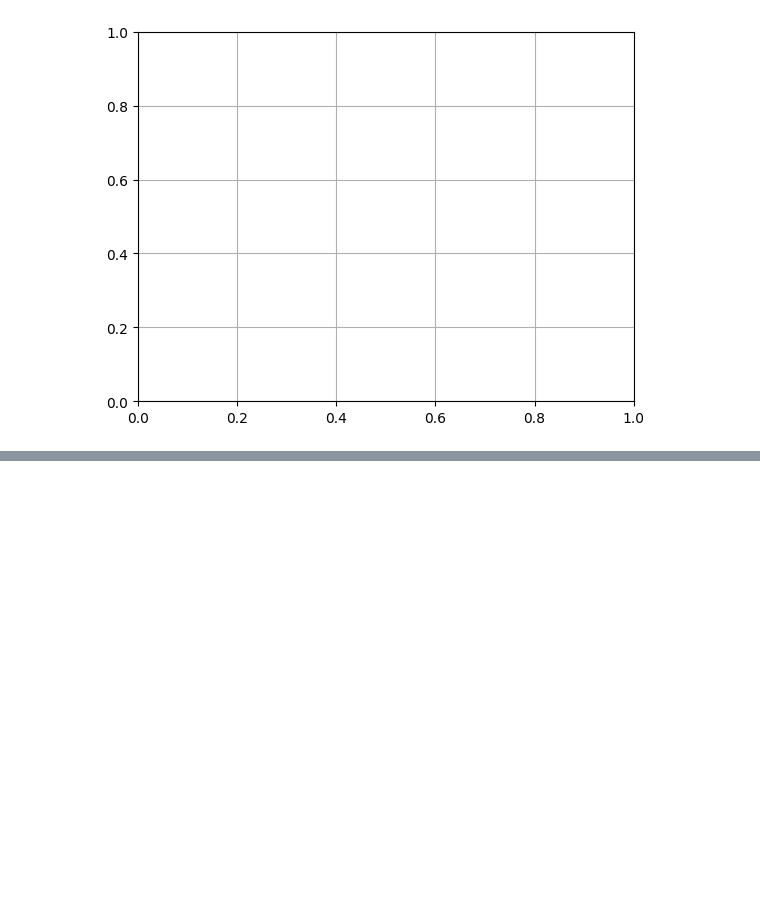
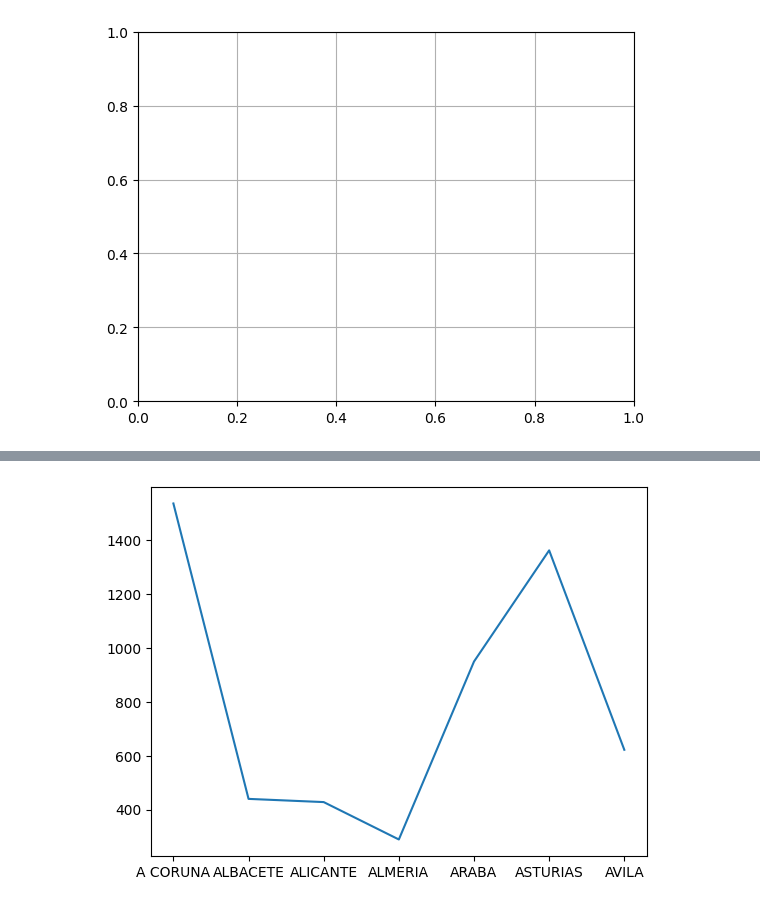
Before and after one commit to MyAppsTest/ciencia_datos_udemy_fg, a Jupyter notebook: Matplotlib.ipynb, the cells around one changed output, grey strips where cells are left out. Cells and saved outputs as stored; diff of their text form; code cells hidden in the pictures; blank space fills up the shorter version.

```diff
--- a/Matplotlib.ipynb
+++ b/Matplotlib.ipynb
@@ -45,0 +48,4 @@ plt.plot(x,y,"go-");
+# %%
+plt.plot(df['region'], df['anual']);
+# %% [output]
+[figure, added]
```
Also changed, not shown: parts of 2 cells of this notebook.
